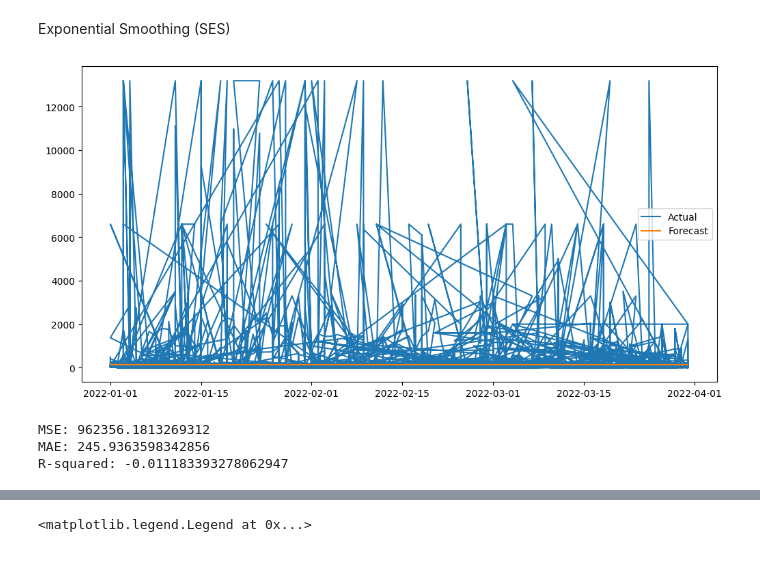
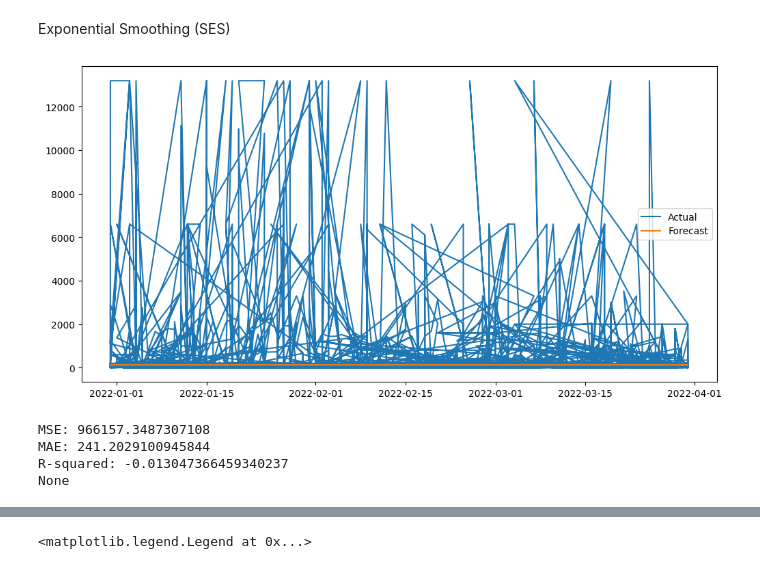
Before and after one commit to it21053528/Fiverr-Freelancing, a Jupyter notebook: anusha73k/forecast.ipynb, the cells around one changed output, grey strips where cells are left out. Cells and saved outputs as stored; diff of their text form; code cells hidden in the pictures.

```diff
--- a/anusha73k/forecast.ipynb
+++ b/anusha73k/forecast.ipynb
@@ -23,0 +4,3 @@ df
+# %%
+df = pd.read_csv("concatenated_data.csv",parse_dates=['Posting Date'])
+df.head()
@@ -213,6 +223,6 @@ df.describe()
 # %%
-train = df.loc[df.index < '2022-01-01']
-test = df.loc[df.index >= '2022-01-01']
+train = df.loc[df.index < '2021-12-31']
+test = df.loc[df.index >= '2021-12-31']
 
 X_train = train.drop(columns='QuantityAbs')
 y_train = train[['QuantityAbs']]
@@ -299,39 +309,44 @@ Exponential Smoothing (SES)
 # %%
 from statsmodels.tsa.api import SimpleExpSmoothing
 
 # Fit SES to the training set
 model = SimpleExpSmoothing(y_train).fit()
 
 # Generate forecasts for the testing set
 y_pred = model.forecast(len(y_test))
 
 # Plot the actual values and forecast
 plt.figure(figsize=(12,6))
 plt.plot(y_test.index, y_test.values, label='Actual')
 plt.plot(y_test.index, y_pred, label='Forecast')
 plt.legend()
 plt.show()
 
-from sklearn.metrics import mean_squared_error, mean_absolute_error, r2_score
+def calculate_accuracy(y_test, y_pred):
 
-# Calculate the mean squared error (MSE)
-mse = mean_squared_error(y_test, y_pred)
+    from sklearn.metrics import mean_squared_error, mean_absolute_error, r2_score
 
-# Calculate the mean absolute error (MAE)
-mae = mean_absolute_error(y_test, y_pred)
+    # Calculate the mean squared error (MSE)
+    mse = mean_squared_error(y_test, y_pred)
 
-# Calculate the R-squared score
-r2 = r2_score(y_test, y_pred)
+    # Calculate the mean absolute error (MAE)
+    mae = mean_absolute_error(y_test, y_pred)
 
-# Print the results
-print('MSE:', mse)
-print('MAE:', mae)
-print('R-squared:', r2)
+    # Calculate the R-squared score
+    r2 = r2_score(y_test, y_pred)
+
+    # Print the results
+    print('MSE:', mse)
+    print('MAE:', mae)
+    print('R-squared:', r2)
+
+print(calculate_accuracy(y_test, y_pred))
 # %% [output]
-[figure, old version]
+[figure, new version]
-MSE: 962356.1813269312
-MAE: 245.9363598342856
-R-squared: -0.011183393278062947
+MSE: 966157.3487307108
+MAE: 241.2029100945844
+R-squared: -0.013047366459340237
+None
 # %%
 from statsmodels.tsa.arima.model import ARIMA
 from keras.models import Sequential
```
Also changed, not shown: parts of 16 cells of this notebook, 4 other files.
